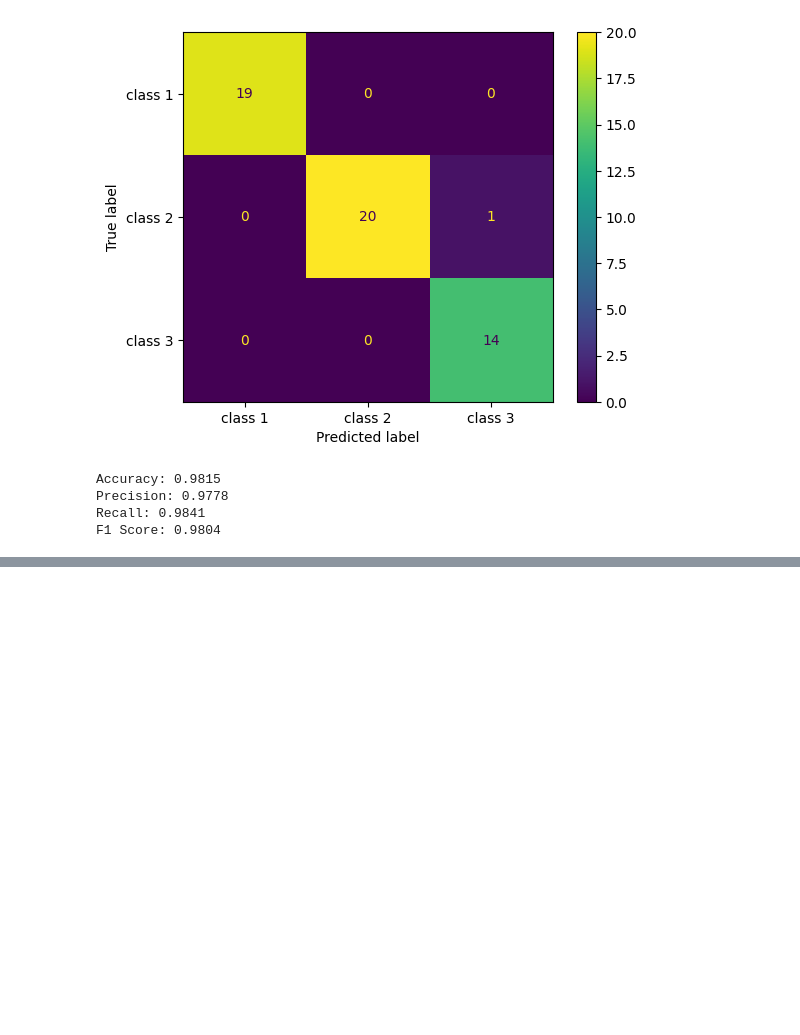
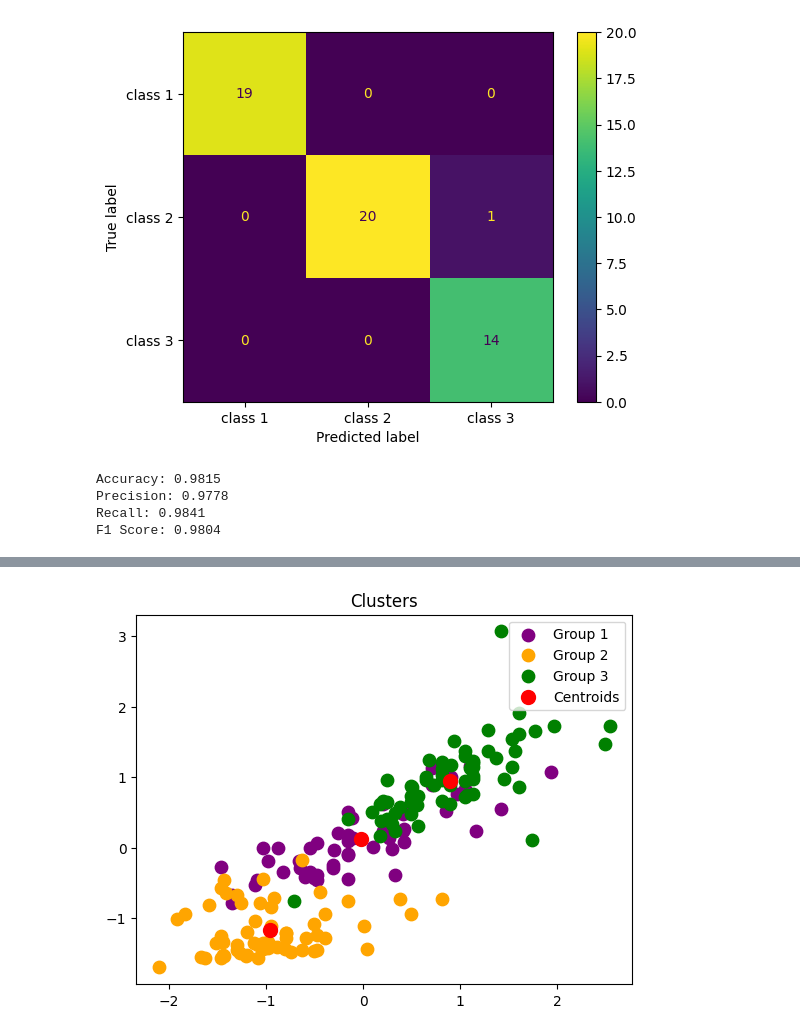
Before and after one commit to Carlos3du/wineClassification, a Jupyter notebook: wine.ipynb, the cells around one changed output, grey strips where cells are left out. Saved outputs shown, nothing was run; the diff lists cells and outputs as text; code cells hidden in the pictures; blank space fills up the shorter version.

```diff
--- a/wine.ipynb
+++ b/wine.ipynb
@@ -298,0 +371,5 @@ F1 Score: 0.9804
+# %%
+kmeans = KMeans(n_clusters=3, random_state=42)
+kmeans_pred = kmeans.fit_predict(data_cluster)
+
+data_cluster['group'] = kmeans_pred
@@ -298,0 +386,16 @@ F1 Score: 0.9804
+# %%
+# 2d plot
+data_cluster_np = np.array(data_cluster)
+
+
+plt.scatter(data_cluster_np[kmeans_pred == 0, 0], data_cluster_np[kmeans_pred == 0, 1], s=80, c='purple', label='Group 1')
+plt.scatter(data_cluster_np[kmeans_pred == 1, 0], data_cluster_np[kmeans_pred == 1, 1], s=80, c='orange', label='Group 2')
+plt.scatter(data_cluster_np[kmeans_pred == 2, 0], data_cluster_np[kmeans_pred == 2, 1], s=80, c='green', label='Group 3')
+plt.scatter(kmeans.cluster_centers_[:, 0], kmeans.cluster_centers_[:, 1], s=100, c='red', marker='o', label='Centroids')
+
+
+plt.title('Clusters')
+plt.legend()
+plt.show()
+# %% [output]
+[figure, added]
```
Also changed, not shown: parts of 15 cells of this notebook.
